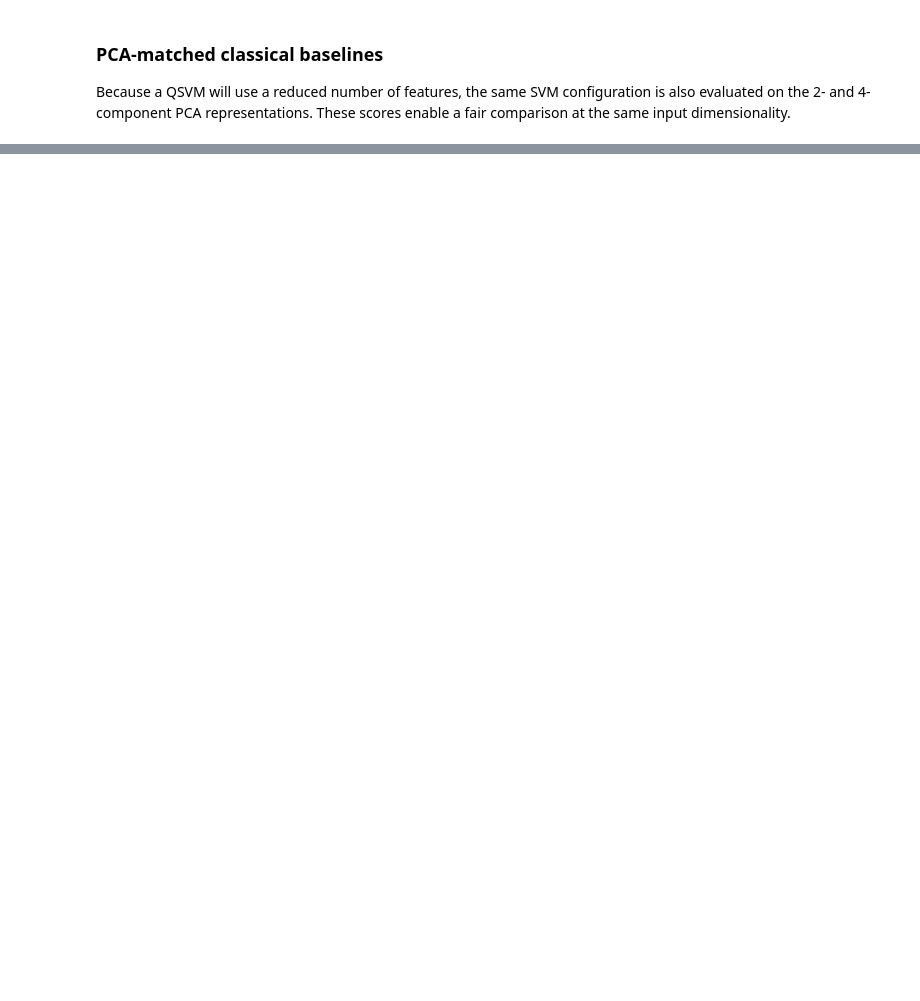
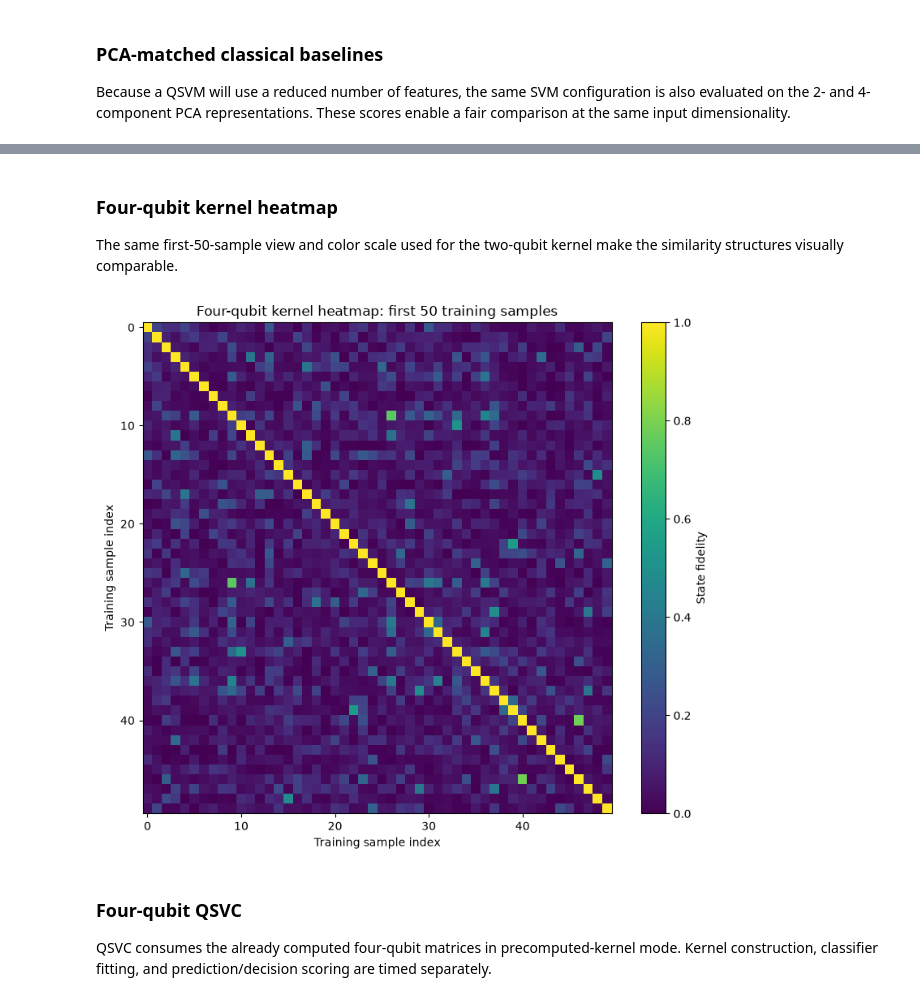
Before and after one commit to SinaQP/SVM-Vs-QSVM, a Jupyter notebook: svm_vs_qsvm_setup.ipynb, the cells around one changed output, grey strips where cells are left out. Saved outputs shown, nothing was run; the diff lists cells and outputs as text; code cells hidden in the pictures; blank space fills up the shorter version.

```diff
--- a/svm_vs_qsvm_setup.ipynb
+++ b/svm_vs_qsvm_setup.ipynb
@@ -345,0 +872,29 @@ classical_svm_benchmark
+# %%
+quantum_sampler_4 = QMLSampler(shots=None, seed=RANDOM_SEED)
+state_fidelity_4 = ComputeUncompute(sampler=quantum_sampler_4)
+quantum_kernel_4 = FidelityQuantumKernel(
+    feature_map=quantum_feature_map_4,
+    fidelity=state_fidelity_4,
+    enforce_psd=True,
+    evaluate_duplicates='off_diagonal',
+    max_circuits_per_job=2048,
+)
+
+start = perf_counter()
+K_train_4 = quantum_kernel_4.evaluate(
+    x_vec=X_train_quantum_4, y_vec=X_train_quantum_4
+)
+kernel_train_time_4_seconds = perf_counter() - start
+
+start = perf_counter()
+K_test_4 = quantum_kernel_4.evaluate(
+    x_vec=X_test_quantum_4, y_vec=X_train_quantum_4
+)
+kernel_test_time_4_seconds = perf_counter() - start
+kernel_computation_time_4_seconds = (
+    kernel_train_time_4_seconds + kernel_test_time_4_seconds
+)
+
+print(f'K_train_4 computation: {kernel_train_time_4_seconds:.3f} seconds')
+print(f'K_test_4 computation: {kernel_test_time_4_seconds:.3f} seconds')
+print(f'Total 4-qubit kernel computation: {kernel_computation_time_4_seconds:.3f} seconds')
@@ -345,0 +942,23 @@ classical_svm_benchmark
+# %% [markdown]
+### Four-qubit kernel heatmap
+
+The same first-50-sample view and color scale used for the two-qubit kernel make the similarity structures visually comparable.
+# %%
+kernel_subset_size_4 = min(50, K_train_4.shape[0])
+fig, ax = plt.subplots(figsize=(8, 7))
+image = ax.imshow(
+    K_train_4[:kernel_subset_size_4, :kernel_subset_size_4],
+    cmap='viridis', vmin=0, vmax=1, aspect='auto',
+)
+ax.set_title(f'Four-qubit kernel heatmap: first {kernel_subset_size_4} training samples')
+ax.set_xlabel('Training sample index')
+ax.set_ylabel('Training sample index')
+fig.colorbar(image, ax=ax, label='State fidelity')
+plt.tight_layout()
+plt.show()
+# %% [output]
+[figure, added]
+# %% [markdown]
+### Four-qubit QSVC
+
+QSVC consumes the already computed four-qubit matrices in precomputed-kernel mode. Kernel construction, classifier fitting, and prediction/decision scoring are timed separately.
```
Also changed, not shown: parts of 79 cells of this notebook, 11 other files.
